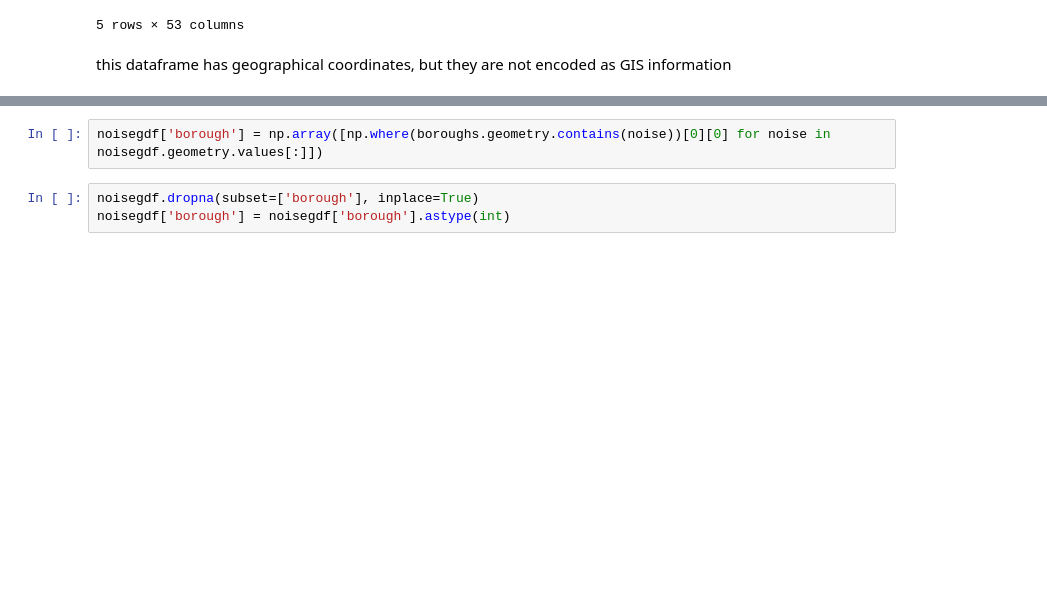
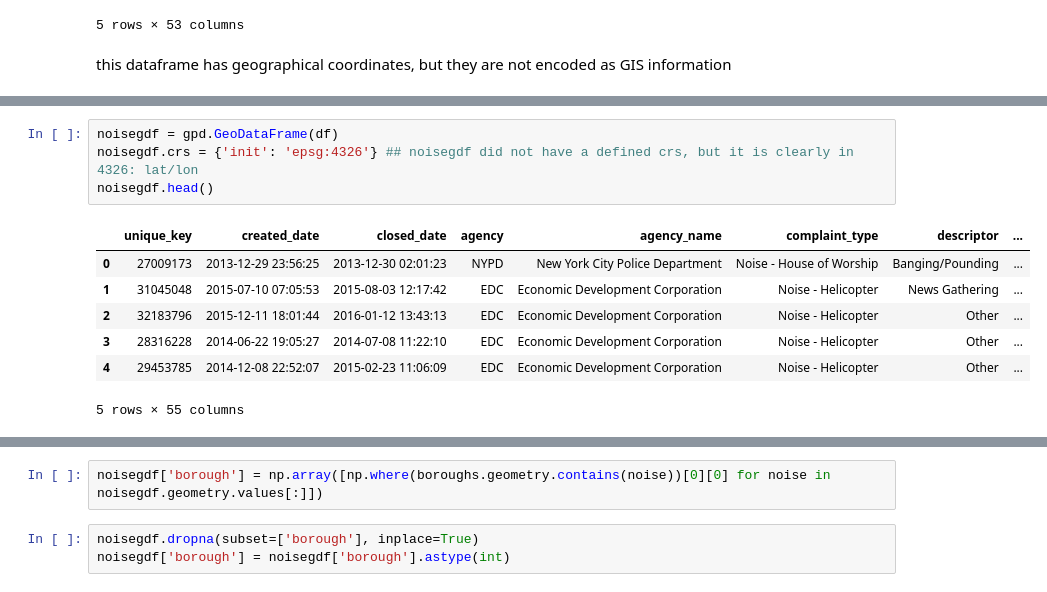
Before and after one commit to wimlds/smart_cities, a Jupyter notebook: UsingShapeFiles.ipynb, the cells around one changed output, grey strips where cells are left out. Saved outputs shown, nothing was run; the diff lists cells and outputs as text; blank space fills up the shorter version.

```diff
--- a/UsingShapeFiles.ipynb
+++ b/UsingShapeFiles.ipynb
@@ -376,3 +365,15 @@ noisegdf.head()
+# %%
+noisegdf = gpd.GeoDataFrame(df)
+noisegdf.crs = {'init': 'epsg:4326'} ## noisegdf did not have a defined crs, but it is clearly in 4326: lat/lon
+noisegdf.head()
+# %% [output]
+|  | unique_key | created_date | closed_date | agency | agency_name | complaint_type | descriptor | ... |
+| 0 | 27009173 | 2013-12-29 23:56:25 | 2013-12-30 02:01:23 | NYPD | New York City Police Department | Noise - House of Worship | Banging/Pounding | ... |
+| 1 | 31045048 | 2015-07-10 07:05:53 | 2015-08-03 12:17:42 | EDC | Economic Development Corporation | Noise - Helicopter | News Gathering | ... |
+| 2 | 32183796 | 2015-12-11 18:01:44 | 2016-01-12 13:43:13 | EDC | Economic Development Corporation | Noise - Helicopter | Other | ... |
+| 3 | 28316228 | 2014-06-22 19:05:27 | 2014-07-08 11:22:10 | EDC | Economic Development Corporation | Noise - Helicopter | Other | ... |
+| 4 | 29453785 | 2014-12-08 22:52:07 | 2015-02-23 11:06:09 | EDC | Economic Development Corporation | Noise - Helicopter | Other | ... |
+5 rows × 55 columns
 # %%
 fig, ax = choroplethNYC.choroplethNYC(boroughs, alpha=0)
 noisegdf.plot(ax=ax)
```
Also changed, not shown: parts of 18 cells of this notebook.
